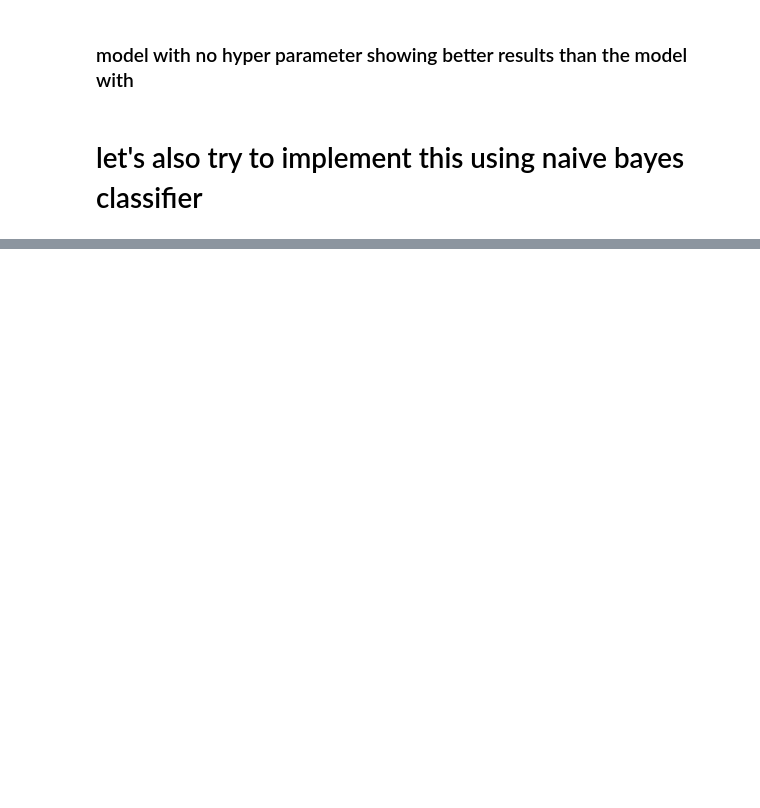
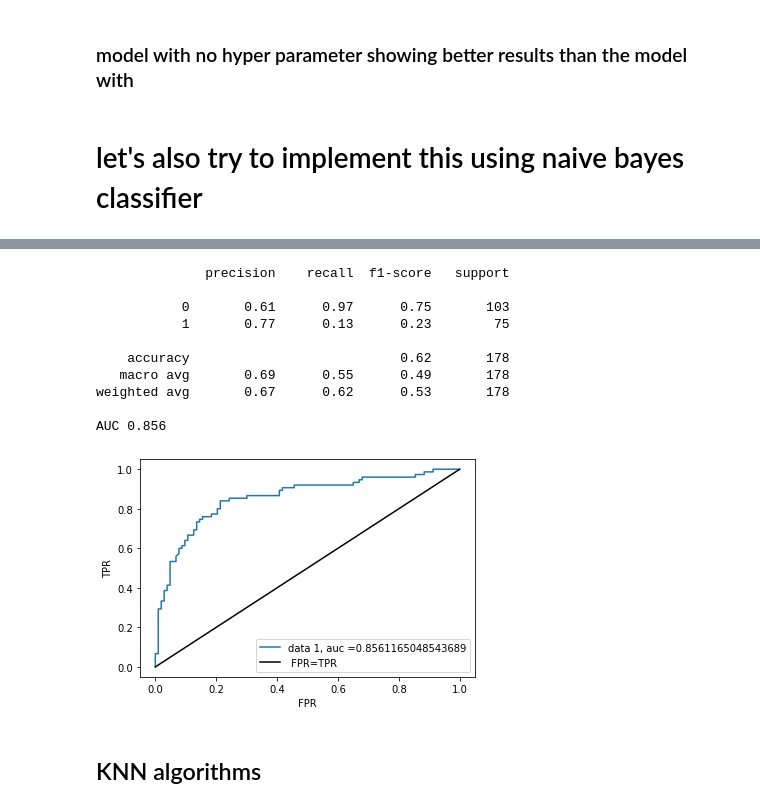
Before and after one commit to rushikeshnaik779/MLE, a Jupyter notebook: LogisticRegression/LogR.ipynb, the cells around one changed output, grey strips where cells are left out. Saved outputs shown, nothing was run; the diff lists cells and outputs as text; code cells hidden in the pictures; blank space fills up the shorter version.

```diff
--- a/LogisticRegression/LogR.ipynb
+++ b/LogisticRegression/LogR.ipynb
@@ -673,0 +658,34 @@ AUC 0.885
+# %%
+#poly
+svclassifier = SVC(kernel='poly', degree=8)
+svclassifier.fit(x_train, y_train)
+y_pred = svclassifier.predict(x_test)
+# %%
+confusion_matrix(y_test, y_pred)
+print(classification_report(y_test, y_pred))
+probab_pred = best_clf.predict_proba(x_test)[::, 1]
+fpr, tpr, threshold = metrics.roc_curve(y_test, probab_pred)
+
+auc =  metrics.roc_auc_score(y_test, probab_pred)
+print('AUC', round(auc,3))
+plt.plot(fpr, tpr, label="data 1, auc ="+str(auc))
+a,b = np.array([0,0]), np.array([1,1])
+plt.plot([0, 1], [0, 1], color = 'black', label=' FPR=TPR')
+plt.ylabel('TPR')
+plt.xlabel('FPR')
+plt.legend(loc=4)
+plt.show()
+# %% [output]
+              precision    recall  f1-score   support
+
+           0       0.61      0.97      0.75       103
+           1       0.77      0.13      0.23        75
+
+    accuracy                           0.62       178
+   macro avg       0.69      0.55      0.49       178
+weighted avg       0.67      0.62      0.53       178
+
+AUC 0.856
+[figure, added]
+# %% [markdown]
+## KNN algorithms
```
Also changed, not shown: parts of 28 cells of this notebook.
